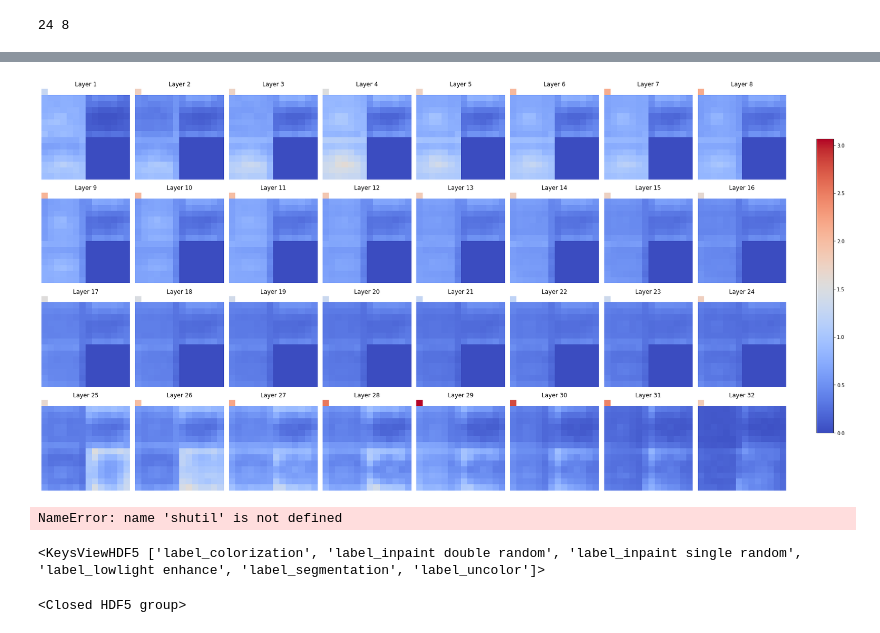
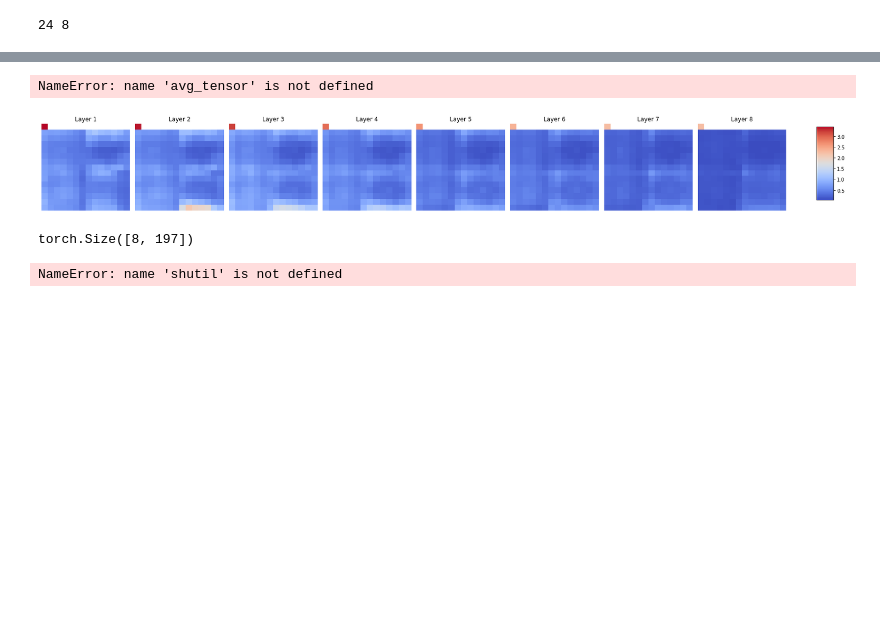
Before and after one commit to alhojel/visual_task_vectors, a Jupyter notebook: analyze_representations.ipynb, the cells around one changed output, grey strips where cells are left out. Drawn from its saved outputs; the diff is of its cells as text; code cells hidden in the pictures; blank space fills up the shorter version.

```diff
--- a/analyze_representations.ipynb
+++ b/analyze_representations.ipynb
@@ -100,6 +102,9 @@ decoder_matrix = torch.vstack(decoder_metric_holder)
 padding_width = decoder_matrix.shape[1] - encoder_matrix.shape[1]
 padded_encoder_matrix = torch.nn.functional.pad(encoder_matrix, (0, padding_width))
 stacked_matrix = torch.vstack([padded_encoder_matrix, decoder_matrix])
+# %%
+decoder_matrix = torch.vstack(decoder_metric_holder)
+stacked_matrix = decoder_matrix
 # %%
 def plot_widemap(matrix_data, title):
 
@@ -151,22 +156,32 @@ def create_special_image(pixels):
 
     return image
 
-def batch_process(stacked_matrix):
+def batch_process(stacked_matrix, decoder_only=False):
     # Split the matrix into two parts
-    special_images = stacked_matrix[:24, :147]  # First 24 images, first 147 pixels
-    full_images = stacked_matrix[24:,]       # Last 8 images, excluding the first pixel
+    if decoder_only:
+        full_images = stacked_matrix
+        combined = unpatchify_adapted(full_images)
+    else:
+        special_images = stacked_matrix[:24, :147]  # First 24 images, first 147 pixels
+        full_images = stacked_matrix[24:,]       # Last 8 images, excluding the first pixel
+
+
 
     # Process the special images
-    special_processed = torch.stack([create_special_image(img) for img in special_images])
+        special_processed = torch.stack([create_special_image(img) for img in special_images])
 
     # Process the full images
-    full_processed = unpatchify_adapted(full_images)
+        full_processed = unpatchify_adapted(full_images)
 
     # Combine the results
-    combined = torch.cat((special_processed, full_processed), dim=0)
+        combined = torch.cat((special_processed, full_processed), dim=0)
     return combined
+# %%
+stacked_matrix = avg_tensor
+# %% [output]
+NameError: name 'avg_tensor' is not defined
 # %%
-batched_images = batch_process(stacked_matrix[:, 1:])
+batched_images = batch_process(stacked_matrix[:, 1:], decoder_only=True)
 # %%
 # Find global min and max for consistent color range across all heatmaps
 global_min = stacked_matrix.min()
@@ -175,36 +190,40 @@ global_max = stacked_matrix.max()
 batched_alpha_pixel = stacked_matrix[:, :1].squeeze()
 
 # Set up the matplotlib figure with 32 subplots for images and 32 for alpha_pixel indicators
-fig, axes = plt.subplots(4, 8, figsize=(24, 12))  # Adjust the figure size as needed
+fig, axes = plt.subplots(batched_images.shape[0]//8, 8, figsize=(24, 12/(4/(batched_images.shape[0]//8))))  # Adjust the figure size as needed
 fig.patch.set_facecolor('white')  # Set the background to white
 
 # Generate heatmaps for each image with an additional alpha pixel
 for i, ax in enumerate(axes.flatten()):
     # Create a 15x14 matrix with NaNs and place the alpha_pixel at the top left
     extended_matrix = np.full((15, 14), np.nan)
     extended_matrix[0, 0] = batched_alpha_pixel[i]  # Set the top left to the alpha_pixel value
     extended_matrix[1:, :] = batched_images[i]      # Place the original image below
 
     # Plot the extended heatmap
     sns.heatmap(extended_matrix, cmap='coolwarm', ax=ax, cbar=False, square=False,
                 vmin=global_min, vmax=global_max, mask=np.isnan(extended_matrix))
     ax.set_title(f'Layer {i+1}')
     ax.set_xticks([])
     ax.set_yticks([])
 
 # Create an axis for the color bar on the right side
 cbar_ax = fig.add_axes([0.93, 0.15, 0.02, 0.7])  # x, y, width, height
 norm = plt.Normalize(global_min, global_max)
 sm = plt.cm.ScalarMappable(cmap="coolwarm", norm=norm)
 sm.set_array([])
 fig.colorbar(sm, cax=cbar_ax)
 
 # Add the main title
 
 plt.tight_layout(rect=[0, 0, 0.9, 1])  # Adjust the rect to account for the added colorbar axis
 plt.show()
 # %% [output]
-[figure, old version]
+[figure, new version]
+# %%
+avg_tensor.shape
+# %% [output]
+torch.Size([8, 197])
 # %%
 import os
 import imageio
@@ -251,13 +270,7 @@ gif_path = gif_filename
 # %% [output]
 NameError: name 'shutil' is not defined
 # %%
-with h5py.File("/home/ahojel/visual_prompting_vid/output_dir/normalized_neural_activations_1/dataset.hdf5", 'r') as h5file:
+with h5py.File("/home/ahojel/visual_prompting_vid/output_dir/improv_collec_notext_t1/dataset.hdf5", 'r') as h5file:
     encoder_metric_holder = []
     first_element = next(iter(h5file.values()))
-    print(first_element.keys())
+    labels = list(first_element.keys())
-# %% [output]
-<KeysViewHDF5 ['label_colorization', 'label_inpaint double random', 'label_inpaint single random', 'label_lowlight enhance', 'label_segmentation', 'label_uncolor']>
-# %%
-first_element
-# %% [output]
-<Closed HDF5 group>
```
Also changed, not shown: parts of 30 cells of this notebook, 6 other files.
